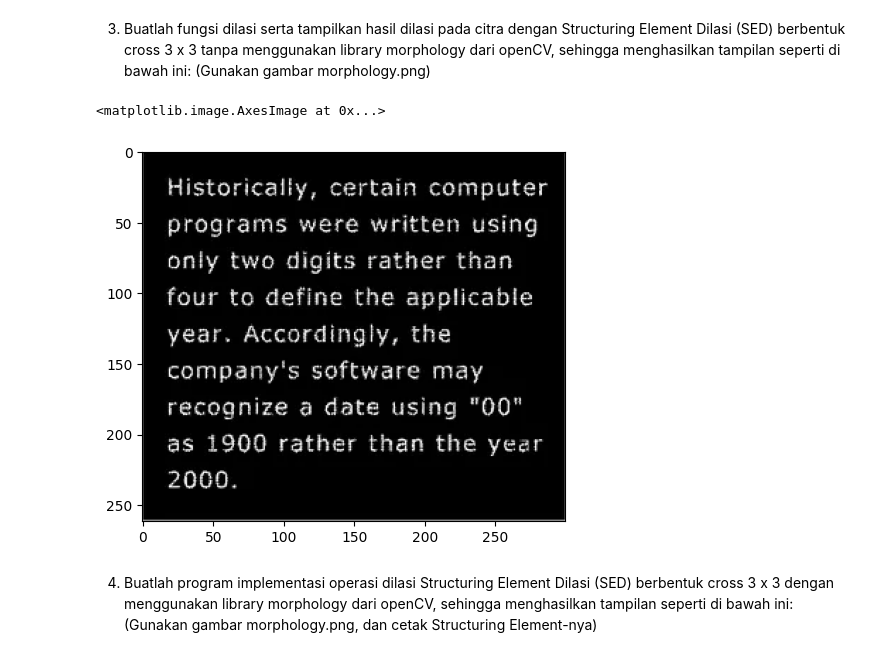
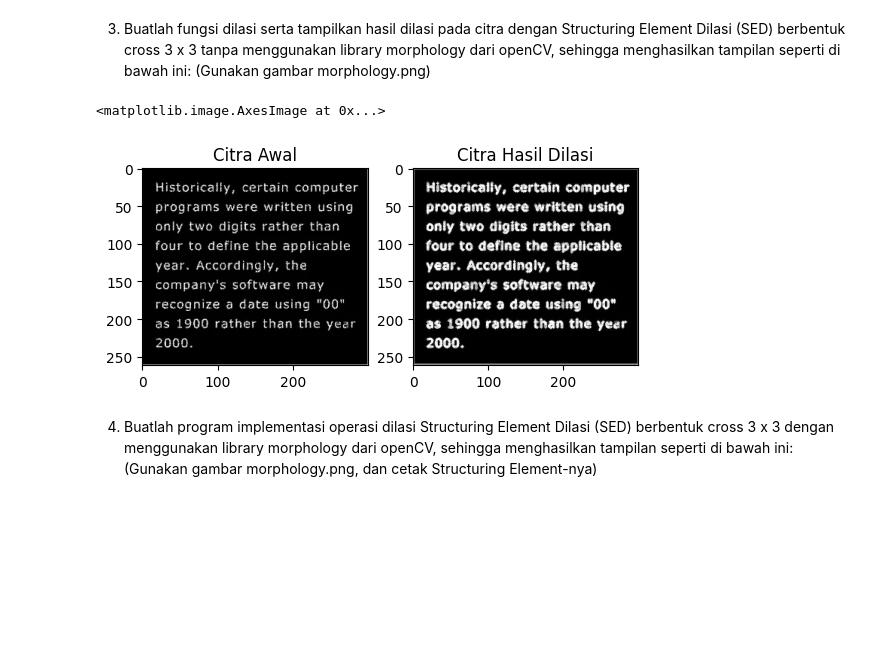
Before and after one commit to armand010/PCVK_Ganjil_2024, a Jupyter notebook: PCVK_Week_9_03.ipynb, the cells around one changed output. Saved outputs shown, nothing was run; the diff lists cells and outputs as text; code cells hidden in the pictures; blank space fills up the shorter version.

```diff
--- a/PCVK_Week_9_03.ipynb
+++ b/PCVK_Week_9_03.ipynb
@@ -17,12 +17,31 @@ Dilasi (SED) berbentuk cross 3 x 3 tanpa menggunakan library morphology dari
 openCV, sehingga menghasilkan tampilan seperti di bawah ini: (Gunakan gambar
 morphology.png)
 # %%
-morpImg = cv2.imread('/content/drive/MyDrive/PCVK/morphology.png')
-
-plt.imshow(morpImg)
+morphologyImg = cv2.imread('/content/drive/MyDrive/PCVK/morphology.png')
-# %% [output]
-<matplotlib.image.AxesImage at 0x...>
-[figure, removed]
+# %%
+# Gambar yang digunakan
+morpImg = morphologyImg.copy()
+
+# Kernel manual
+kernel = np.array([[0, 1, 0],
+                   [1, 1, 1],
+                   [0, 1, 0]], dtype=np.uint8)
+
+
+# Fungsi dilasi gambar
+dilated = cv2.dilate(morpImg, kernel, iterations=1)
+
+# Menampilkan hasil
+plt.subplot(121)
+plt.title('Citra Awal')
+plt.imshow(morpImg)
+
+plt.subplot(122)
+plt.title('Citra Hasil Dilasi')
+plt.imshow(dilated)
+# %% [output]
+<matplotlib.image.AxesImage at 0x...>
+[figure, added]
 # %% [markdown]
 4. Buatlah program implementasi operasi dilasi Structuring Element Dilasi (SED)
 berbentuk cross 3 x 3 dengan menggunakan library morphology dari openCV,
```
Also changed, not shown: parts of 1 cell of this notebook.
